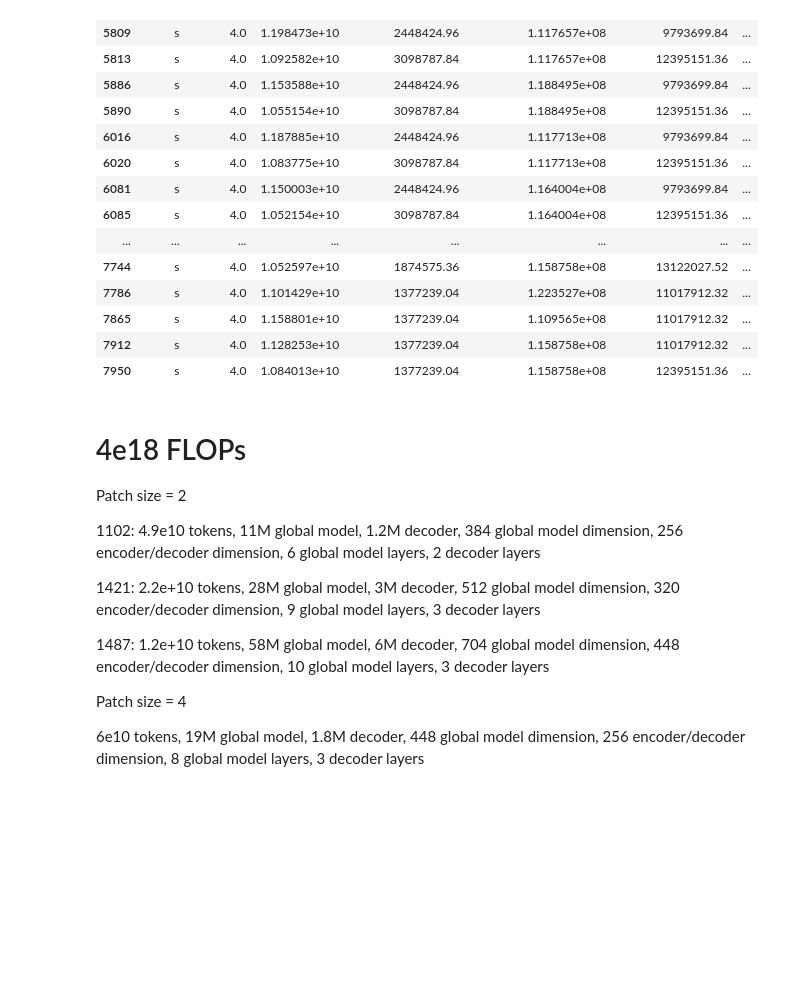
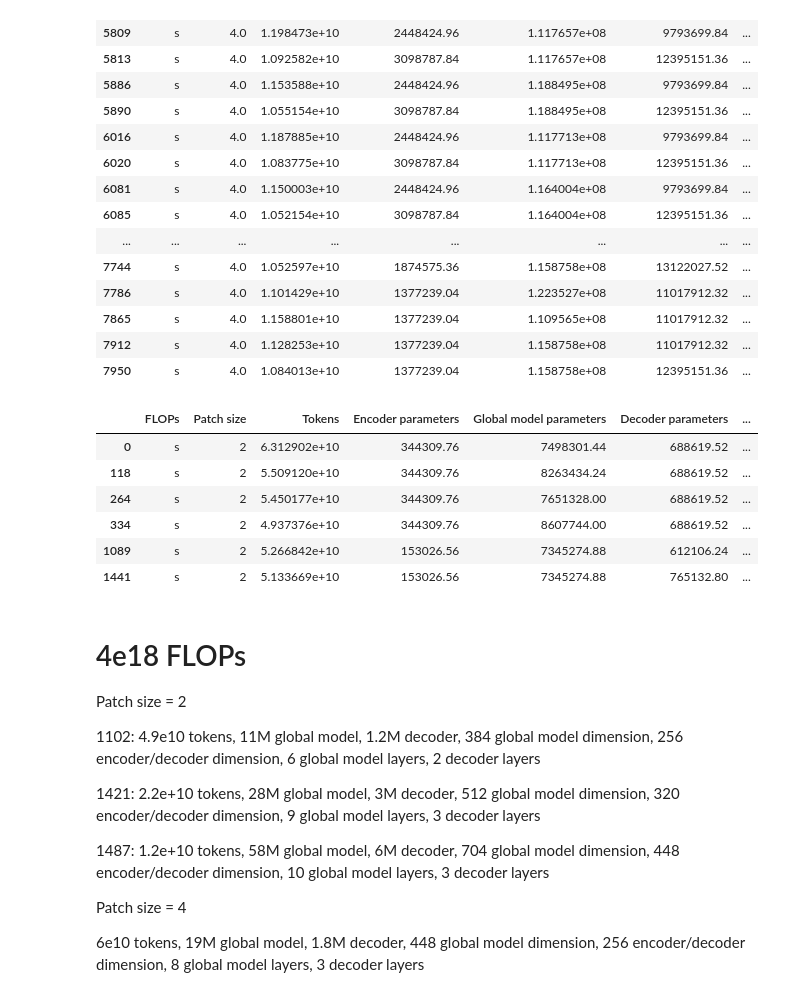
Before and after one commit to bowang-lab/dnaBLT, a Jupyter notebook: prune_runs_transformer.ipynb, the cells around one changed output. Drawn from its saved outputs; the diff is of its cells as text; code cells hidden in the pictures; blank space fills up the shorter version.

```diff
--- a/prune_runs_transformer.ipynb
+++ b/prune_runs_transformer.ipynb
@@ -29,6 +29,16 @@ byte_level[(byte_level['Global model parameters'] <= 1.3e8) & (byte_level['Globa
 | 7865 | s | 4.0 | 1.158801e+10 | 1377239.04 | 1.109565e+08 | 11017912.32 | ... |
 | 7912 | s | 4.0 | 1.128253e+10 | 1377239.04 | 1.158758e+08 | 11017912.32 | ... |
 | 7950 | s | 4.0 | 1.084013e+10 | 1377239.04 | 1.158758e+08 | 12395151.36 | ... |
+# %%
+byte_level[(byte_level['Tokens'] >= 4.8e10)]
+# %% [output]
+|  | FLOPs | Patch size | Tokens | Encoder parameters | Global model parameters | Decoder parameters | ... |
+| 0 | s | 2 | 6.312902e+10 | 344309.76 | 7498301.44 | 688619.52 | ... |
+| 118 | s | 2 | 5.509120e+10 | 344309.76 | 8263434.24 | 688619.52 | ... |
+| 264 | s | 2 | 5.450177e+10 | 344309.76 | 7651328.00 | 688619.52 | ... |
+| 334 | s | 2 | 4.937376e+10 | 344309.76 | 8607744.00 | 688619.52 | ... |
+| 1089 | s | 2 | 5.266842e+10 | 153026.56 | 7345274.88 | 612106.24 | ... |
+| 1441 | s | 2 | 5.133669e+10 | 153026.56 | 7345274.88 | 765132.80 | ... |
 # %% [markdown]
 4e18 FLOPs
 ===
```
Also changed, not shown: 4 other files.
